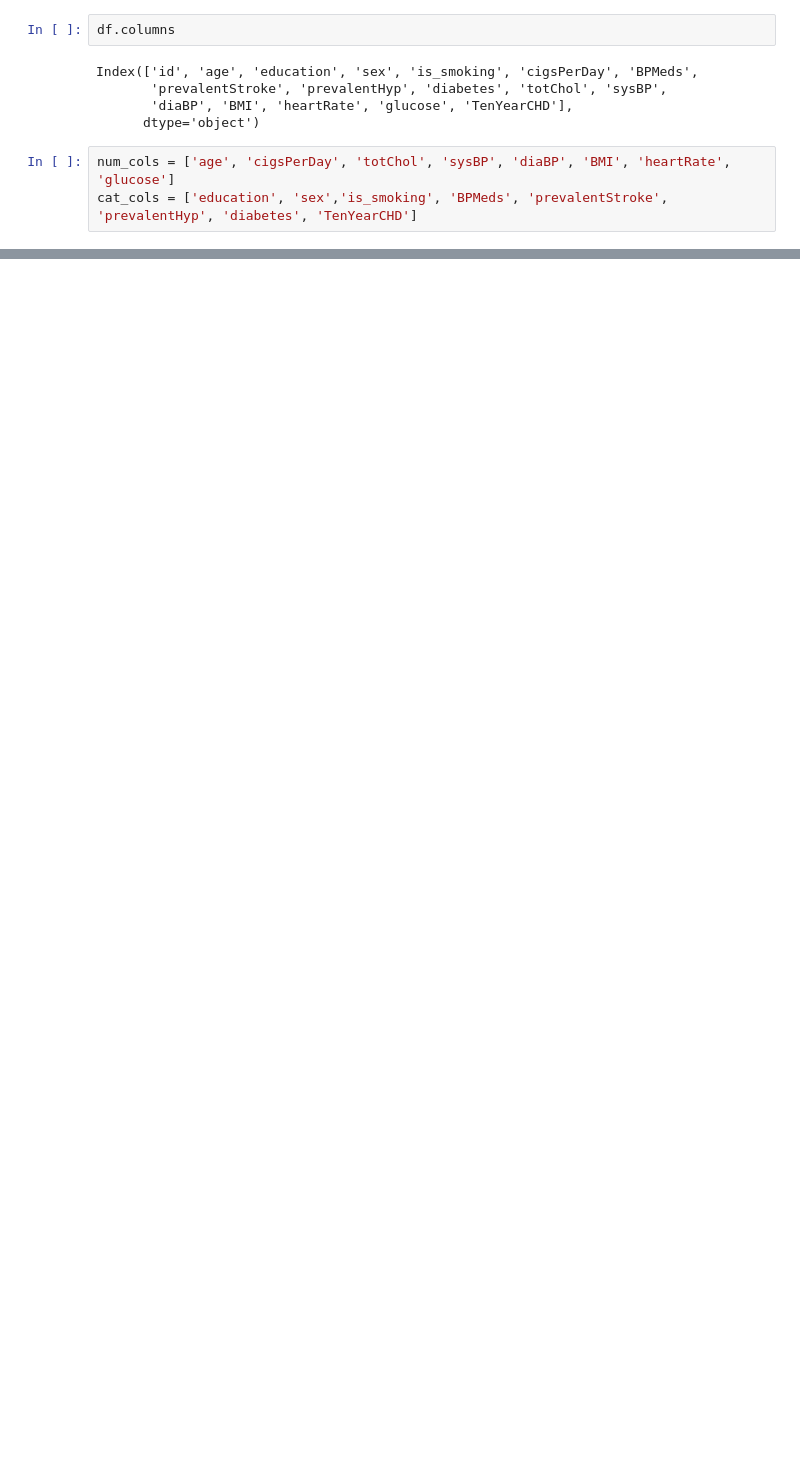
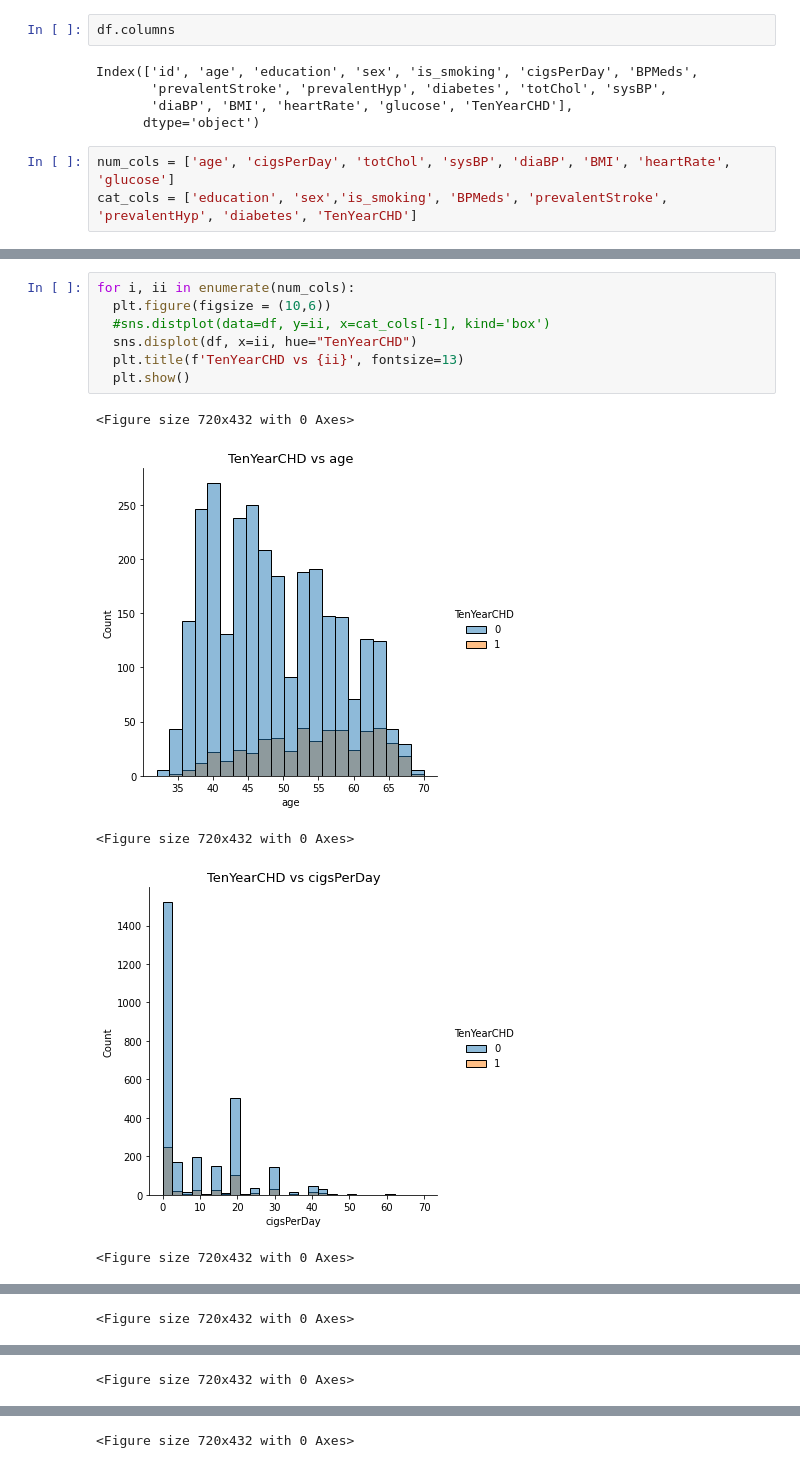
Before and after one commit to estoymukundjha/Cardiovascular-Risk-Pediction, a Jupyter notebook: Risk_Pridiction_2.ipynb, the cells around one changed output, grey strips where cells are left out. Saved outputs shown, nothing was run; the diff lists cells and outputs as text; blank space fills up the shorter version.

```diff
--- a/Risk_Pridiction_2.ipynb
+++ b/Risk_Pridiction_2.ipynb
@@ -152,0 +221,13 @@ cat_cols = ['education', 'sex','is_smoking', 'BPMeds', 'prevalentStroke', 'preva
+# %%
+for i, ii in enumerate(num_cols):
+  plt.figure(figsize = (10,6))
+  #sns.distplot(data=df, y=ii, x=cat_cols[-1], kind='box')
+  sns.displot(df, x=ii, hue="TenYearCHD")
+  plt.title(f'TenYearCHD vs {ii}', fontsize=13)
+  plt.show()
+# %% [output]
+<Figure size 720x432 with 0 Axes>
+[figure, added]
+<Figure size 720x432 with 0 Axes>
+[figure, added]
+<Figure size 720x432 with 0 Axes>
@@ -152,0 +235 @@ cat_cols = ['education', 'sex','is_smoking', 'BPMeds', 'prevalentStroke', 'preva
+<Figure size 720x432 with 0 Axes>
@@ -152,0 +237 @@ cat_cols = ['education', 'sex','is_smoking', 'BPMeds', 'prevalentStroke', 'preva
+<Figure size 720x432 with 0 Axes>
@@ -152,0 +239 @@ cat_cols = ['education', 'sex','is_smoking', 'BPMeds', 'prevalentStroke', 'preva
+<Figure size 720x432 with 0 Axes>
```
Also changed, not shown: parts of 45 cells of this notebook.
